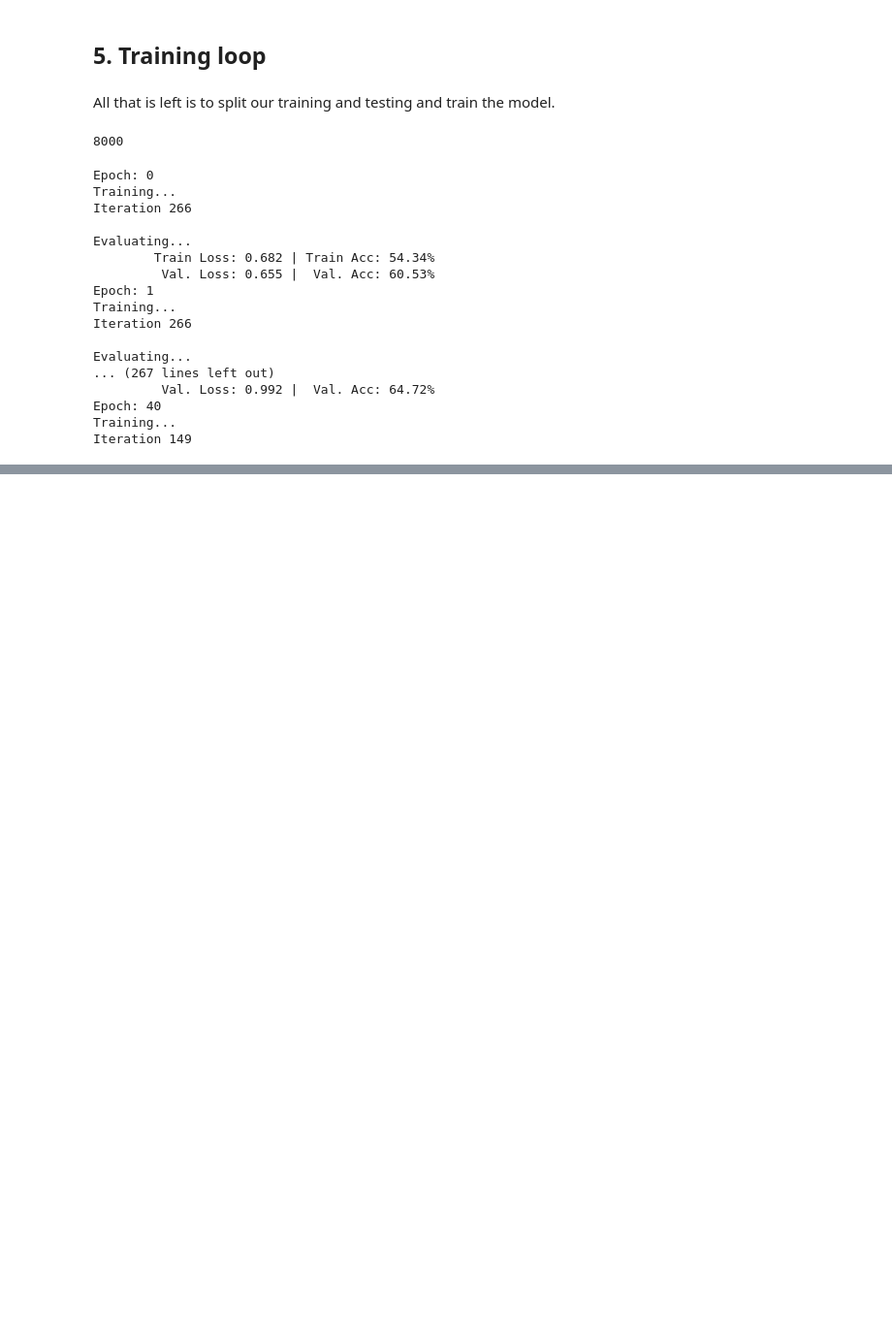
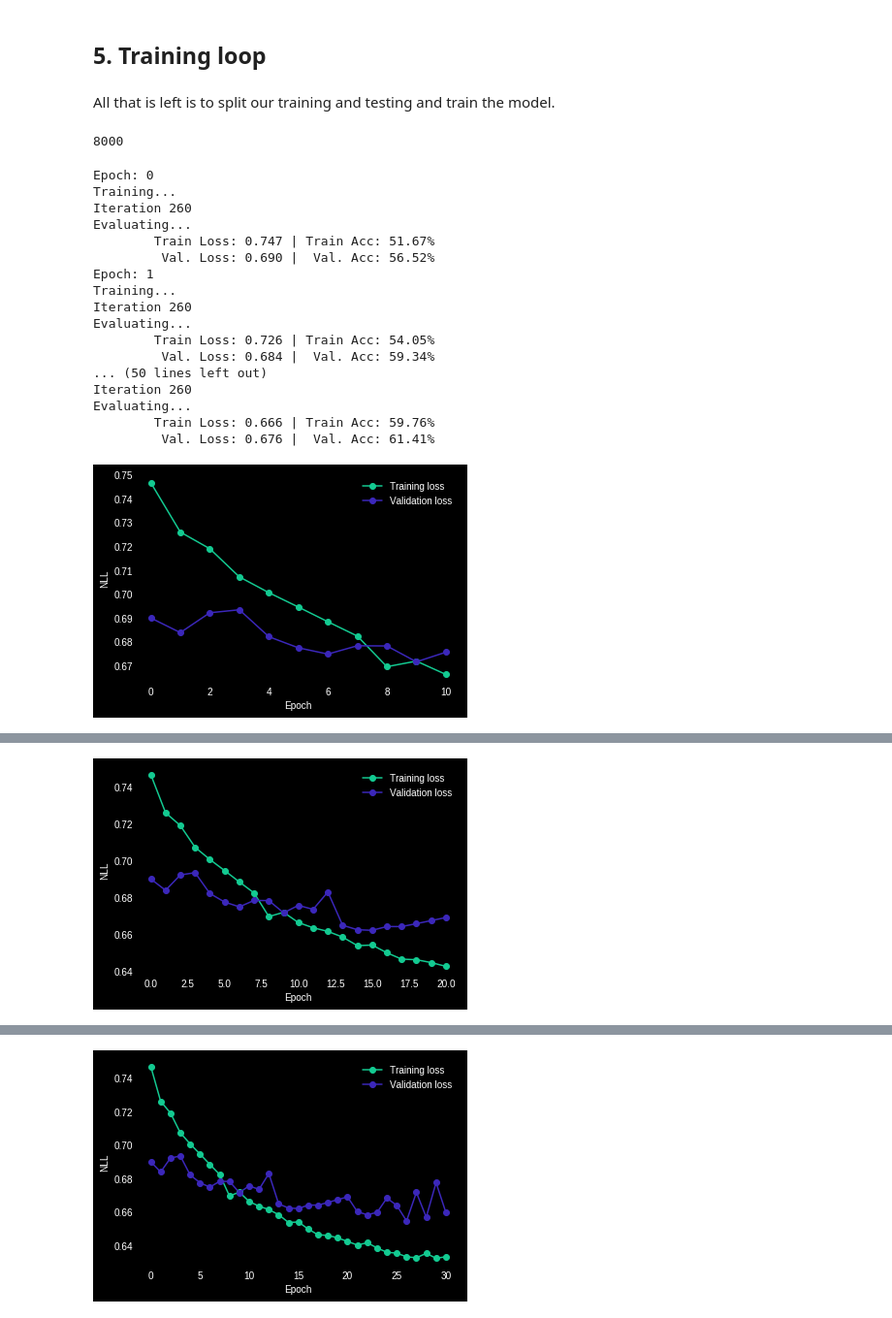
Before and after one commit to carrascomj/drastic, a Jupyter notebook: notebooks/LSTM_conv_embeddings.ipynb, the cells around one changed output, grey strips where cells are left out. Shown: that part at 97% size. Saved outputs shown, nothing was run; the diff lists cells and outputs as text; code cells hidden in the pictures; blank space fills up the shorter version.

```diff
--- a/notebooks/LSTM_conv_embeddings.ipynb
+++ b/notebooks/LSTM_conv_embeddings.ipynb
@@ -314,7 +302,10 @@ def binary_accuracy(preds, y):
    return acc
 # %%
 from torch.nn import Parameter
+import matplotlib.pyplot as plt
 import sys
+# Colab in dark mode, guys :)
+plt.style.use(['seaborn-dark', 'dark_background'])
 
 def train(model, iterator, optimizer, criterion):
 
@@ -325,17 +316,17 @@ def train(model, iterator, optimizer, criterion):
     print("Training...")
 
     for i, batch in enumerate(iterator):
-        if i%50:
+        if not i%10:
           sys.stdout.write(f"\rIteration {i}        ")
           sys.stdout.flush()
 
         inputs, labels_onehot = batch
 
-        inputs = Parameter(inputs.float(), requires_grad=True)
+        inputs = Parameter(inputs.float(), requires_grad=True).cuda()
 
         predictions = model(inputs)
 
-        labels_idx = torch.LongTensor([np.where(label==1)[0][0] for label in labels_onehot])
+        labels_idx = torch.LongTensor([np.where(label==1)[0][0] for label in labels_onehot]).cuda()
         loss = criterion(predictions, labels_idx)
 
         optimizer.zero_grad()
@@ -353,7 +344,6 @@ def train(model, iterator, optimizer, criterion):
     return epoch_loss / len(iterator), epoch_acc / len(iterator)
 
 
-
 def evaluate(model, iterator, criterion):
     epoch_loss = 0
     epoch_acc = 0
@@ -365,10 +355,10 @@ def evaluate(model, iterator, criterion):
 
         inputs, labels_onehot = batch
 
-        inputs = Parameter(inputs.float(), requires_grad=False)
+        inputs = Parameter(inputs.float(), requires_grad=False).cuda()
 
         predictions = model(inputs)
-        labels_idx = torch.LongTensor([np.where(label==1)[0][0] for label in labels_onehot])
+        labels_idx = torch.LongTensor([np.where(label==1)[0][0] for label in labels_onehot]).cuda()
 
         loss = criterion(predictions, labels_idx)
         acc = binary_accuracy(predictions, labels_onehot)
@@ -377,49 +367,66 @@ def evaluate(model, iterator, criterion):
         epoch_acc += acc.item()
     return epoch_loss / len(iterator), epoch_acc / len(iterator)
 
-optimizer = torch.optim.Adam(rnn.parameters(), lr=1e-3)
-#criterion = nn.BCEWithLogitsLoss()
-criterion = nn.CrossEntropyLoss()
+
+def plot_network(epochs, train_loss, test_loss):
+    """ Neon """
+    plt.figure()
+    # Other Neon colors of the palette -> #13CA91 #3B27BA #E847AE #FF9472
+    plt.plot(epochs, train_loss, color='#13CA91', marker = "o", linestyle='-', label='Training loss',)
+    plt.plot(epochs, test_loss, color='#3B27BA', marker = "o", linestyle='-', label='Validation loss')
+    plt.legend()
+    plt.xlabel('Epoch'), plt.ylabel('NLL')
+    plt.show()
 # %%
 len(train_dataset)
 # %% [output]
 8000
 # %%
-%%time
 N_EPOCHS = 50
 model_save_name="ma_rnn.pt"
 path = F"/content/drive/My Drive/{model_save_name}"
 
+all_train_loss = []
+all_val_loss = []
+all_epochs = []
 best_valid_loss = float('inf')
 
 for epoch in range(N_EPOCHS):
     print("Epoch: " + str(epoch))
     train_loss, train_acc = train(rnn, trainloader, optimizer, criterion)
+    valid_loss, valid_acc = evaluate(rnn, testloader, criterion)
 
-    print()
-    valid_loss, valid_acc = evaluate(rnn, testloader, criterion)
+    #train_loss  = train(rnn, trainloader, optimizer, criterion)
+    #valid_loss  = evaluate(rnn, testloader, criterion)
 
     if valid_loss < best_valid_loss:
         best_valid_loss = valid_loss
         torch.save(rnn.state_dict(), path)
 
     print(f'\tTrain Loss: {train_loss:.3f} | Train Acc: {train_acc*100:.2f}%')
     print(f'\t Val. Loss: {valid_loss:.3f} |  Val. Acc: {valid_acc*100:.2f}%')
+    all_train_loss.append(train_loss)
+    all_val_loss.append(valid_loss)
+    all_epochs.append(epoch)
+
+    if not epoch%10 and epoch != 0:
+      plot_network(all_epochs, all_train_loss, all_val_loss)
 # %% [output]
 Epoch: 0
 Training...
-Iteration 266
-
+Iteration 260
 Evaluating...
-        Train Loss: 0.682 | Train Acc: 54.34%
-         Val. Loss: 0.655 |  Val. Acc: 60.53%
+        Train Loss: 0.747 | Train Acc: 51.67%
+         Val. Loss: 0.690 |  Val. Acc: 56.52%
 Epoch: 1
 Training...
-Iteration 266
-
+Iteration 260
 Evaluating...
-... (267 lines left out)
-         Val. Loss: 0.992 |  Val. Acc: 64.72%
-Epoch: 40
-Training...
-Iteration 149
+        Train Loss: 0.726 | Train Acc: 54.05%
+         Val. Loss: 0.684 |  Val. Acc: 59.34%
+... (50 lines left out)
+Iteration 260
+Evaluating...
+        Train Loss: 0.666 | Train Acc: 59.76%
+         Val. Loss: 0.676 |  Val. Acc: 61.41%
+[figure, added]
@@ -426,0 +450 @@ KeyboardInterrupt: ignored
+[figure, added]
@@ -426,0 +468 @@ KeyboardInterrupt: ignored
+[figure, added]
```
Also changed, not shown: parts of 12 cells of this notebook.
